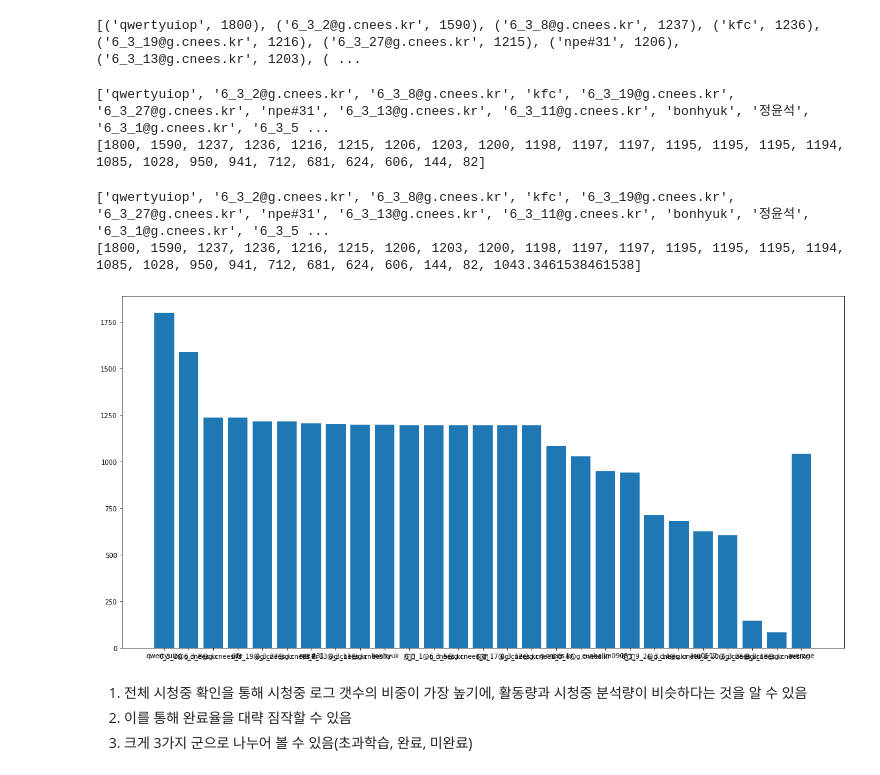
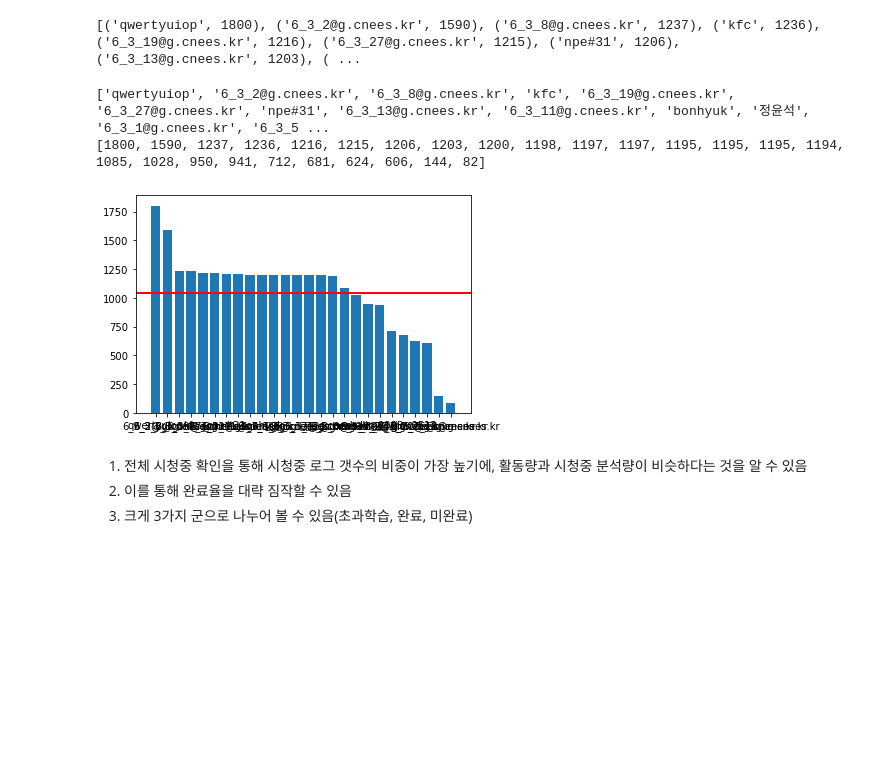
Before and after one commit to codingchild2424/SNURO_xAPI_EDA, a Jupyter notebook: xAPI.ipynb, the cells around one changed output. Drawn from its saved outputs; the diff is of its cells as text; code cells hidden in the pictures; blank space fills up the shorter version.

```diff
--- a/xAPI.ipynb
+++ b/xAPI.ipynb
@@ -262,37 +324,29 @@ print(sorted(student_total_watching_logs.items(), key = lambda x: x[1], reverse
 # %%
 student_total_watching_logs_sorted = sorted(student_total_watching_logs.items(), key = lambda x: x[1], reverse = True)
 
 watching_students = []
 watching_logs = []
 
 for stu, log in student_total_watching_logs_sorted:
     watching_students.append(stu)
     watching_logs.append(log)
 
 print(watching_students)
 print(watching_logs)
+
+
+fig, ax = plt.subplots()
+ax.bar(x= watching_students,
+       height= watching_logs)
+plt.axhline(np.array(watching_logs).mean(),
+            color = 'red',
+            linewidth=2)
+
+plt.show()
 # %% [output]
 ['qwertyuiop', '6_3_2@g.cnees.kr', '6_3_8@g.cnees.kr', 'kfc', '6_3_19@g.cnees.kr', '6_3_27@g.cnees.kr', 'npe#31', '6_3_13@g.cnees.kr', '6_3_11@g.cnees.kr', 'bonhyuk', '정윤석', '6_3_1@g.cnees.kr', '6_3_5 ...
 [1800, 1590, 1237, 1236, 1216, 1215, 1206, 1203, 1200, 1198, 1197, 1197, 1195, 1195, 1195, 1194, 1085, 1028, 950, 941, 712, 681, 624, 606, 144, 82]
+[figure, added]
-# %%
-#평균 반영해서 차트에 넣긴
-
-watching_students.append('average')
-
-#평균 더하기
-np_watching_logs = np.array(watching_logs)
-watching_logs.append(np_watching_logs.mean())
-
-print(watching_students)
-print(watching_logs)
-
-plt.figure(figsize = (20, 10))
-plt.bar(watching_students, watching_logs)
-plt.show()
-# %% [output]
-['qwertyuiop', '6_3_2@g.cnees.kr', '6_3_8@g.cnees.kr', 'kfc', '6_3_19@g.cnees.kr', '6_3_27@g.cnees.kr', 'npe#31', '6_3_13@g.cnees.kr', '6_3_11@g.cnees.kr', 'bonhyuk', '정윤석', '6_3_1@g.cnees.kr', '6_3_5 ...
-[1800, 1590, 1237, 1236, 1216, 1215, 1206, 1203, 1200, 1198, 1197, 1197, 1195, 1195, 1195, 1194, 1085, 1028, 950, 941, 712, 681, 624, 606, 144, 82, 1043.3461538461538]
-[figure, removed]
 # %% [markdown]
 1. 전체 시청중 확인을 통해 시청중 로그 갯수의 비중이 가장 높기에, 활동량과 시청중 분석량이 비슷하다는 것을 알 수 있음
 2. 이를 통해 완료율을 대략 짐작할 수 있음
```
Also changed, not shown: parts of 14 cells of this notebook.
